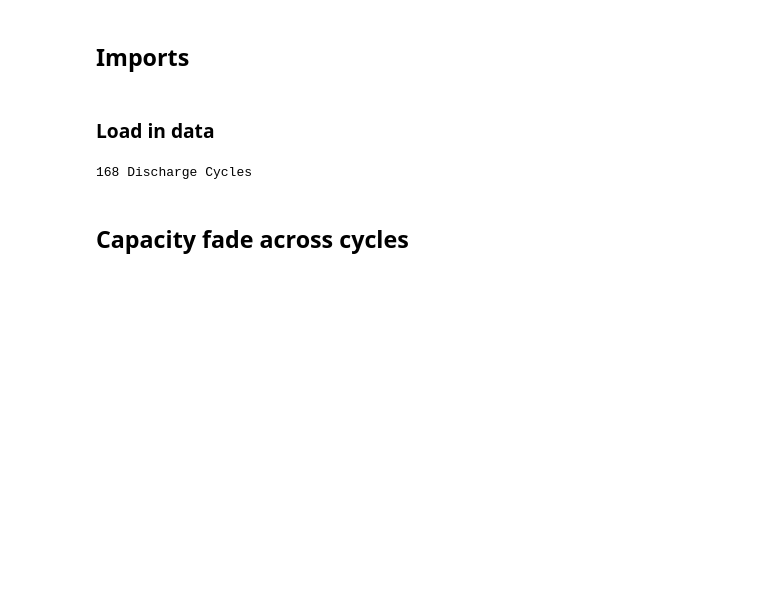
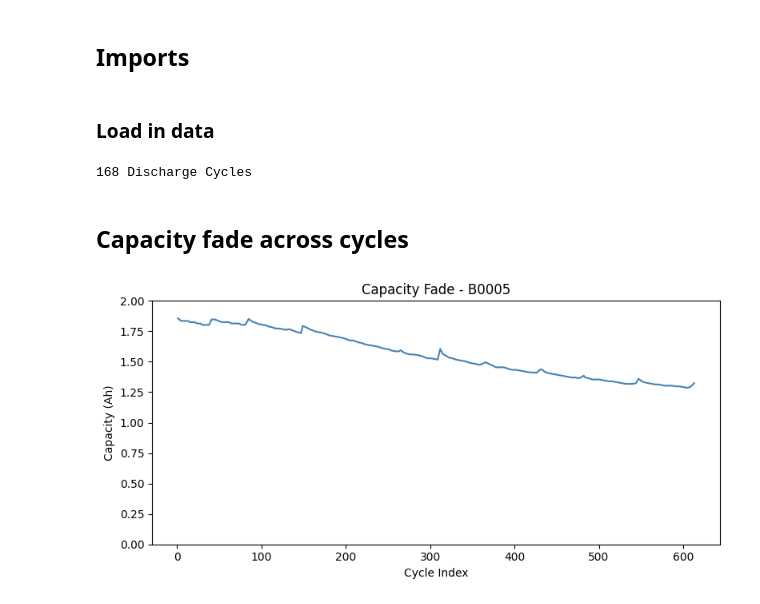
Before and after one commit to SamKhan32/neural-ode-soc, a Jupyter notebook: 01_eda.ipynb, the cells around one changed output. Drawn from its saved outputs; the diff is of its cells as text; code cells hidden in the pictures; blank space fills up the shorter version.

```diff
--- a/01_eda.ipynb
+++ b/01_eda.ipynb
@@ -52,11 +52,22 @@ print(f"")
 # %%
 # first we need to get every cycles' capacities and number
 capacities = []
 cycle_numbers = []
 
 
 for df in cycle_dfs:
     cycle_capacity = df["capacity_Ah"].iloc[0]
     cycle_number = df["cycle_index"].iloc[0]
     capacities.append(cycle_capacity)
     cycle_numbers.append(cycle_number)
+plt.figure(figsize=(8, 4))
+plt.plot(cycle_numbers, capacities, color="steelblue", linewidth=1.5)
+plt.xlabel("Cycle Index")
+plt.ylabel("Capacity (Ah)")
+plt.title("Capacity Fade - B0005")
+plt.ylim(0, 2)
+plt.tight_layout()
+plt.savefig("figures/capacity_fade.png", dpi=150)
+plt.show()
+# %% [output]
+[figure, added]
```
Also changed, not shown: parts of 12 cells of this notebook, 2 other files.
